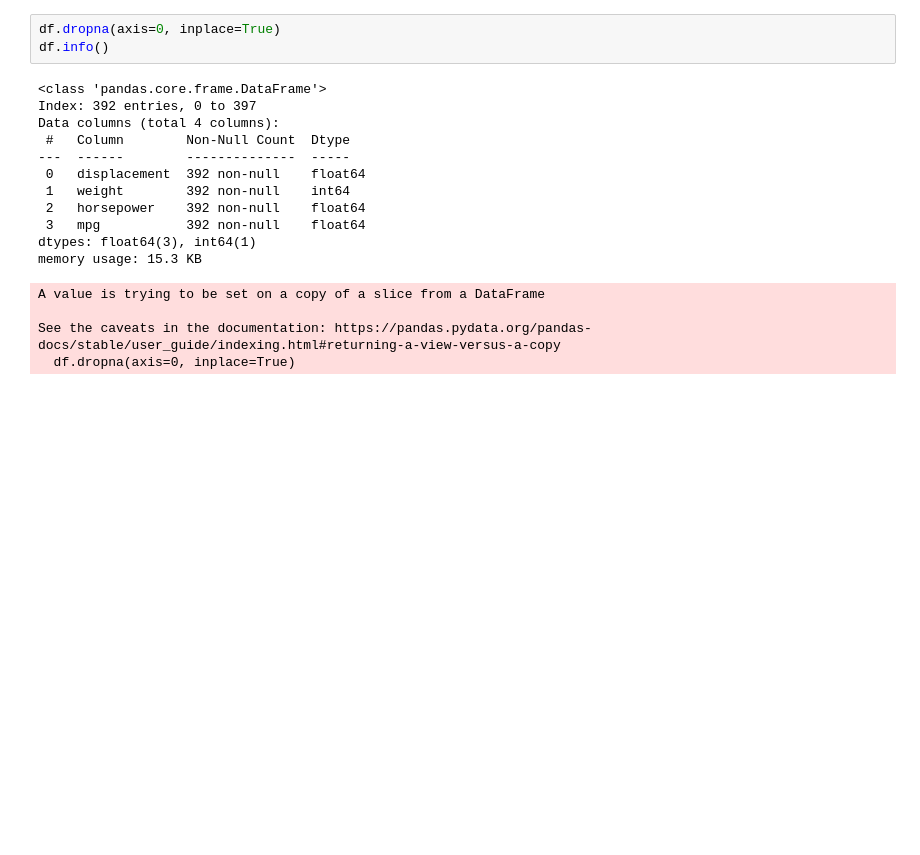
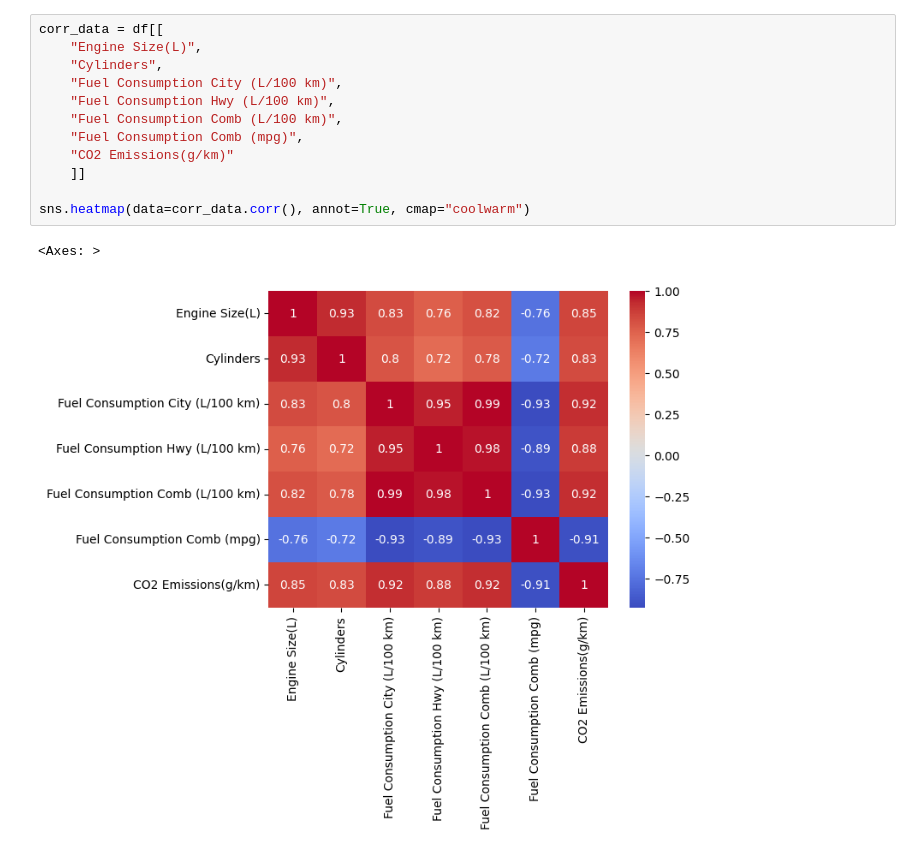
Before and after one commit to BraveVahid/machine_learning, a Jupyter notebook: multiple_linear_regression.ipynb, the cells around one changed output. Saved outputs shown, nothing was run; the diff lists cells and outputs as text; blank space fills up the shorter version.

```diff
--- a/multiple_linear_regression.ipynb
+++ b/multiple_linear_regression.ipynb
@@ -29,20 +54,16 @@ df = data[["displacement", "weight", "horsepower", "mpg"]]
 # %%
-df.dropna(axis=0, inplace=True)
-df.info()
+corr_data = df[[
+    "Engine Size(L)",
+    "Cylinders",
+    "Fuel Consumption City (L/100 km)",
+    "Fuel Consumption Hwy (L/100 km)",
+    "Fuel Consumption Comb (L/100 km)",
+    "Fuel Consumption Comb (mpg)",
+    "CO2 Emissions(g/km)"
+    ]]
+
+sns.heatmap(data=corr_data.corr(), annot=True, cmap="coolwarm")
 # %% [output]
-<class 'pandas.core.frame.DataFrame'>
-Index: 392 entries, 0 to 397
-Data columns (total 4 columns):
- #   Column        Non-Null Count  Dtype
----  ------        --------------  -----
- 0   displacement  392 non-null    float64
- 1   weight        392 non-null    int64
- 2   horsepower    392 non-null    float64
- 3   mpg           392 non-null    float64
-dtypes: float64(3), int64(1)
-memory usage: 15.3 KB
+<Axes: >
-A value is trying to be set on a copy of a slice from a DataFrame
-
-See the caveats in the documentation: https://pandas.pydata.org/pandas-docs/stable/user_guide/indexing.html#returning-a-view-versus-a-copy
-  df.dropna(axis=0, inplace=True)
+[figure, added]
 # %%
```
Also changed, not shown: parts of 16 cells of this notebook.
